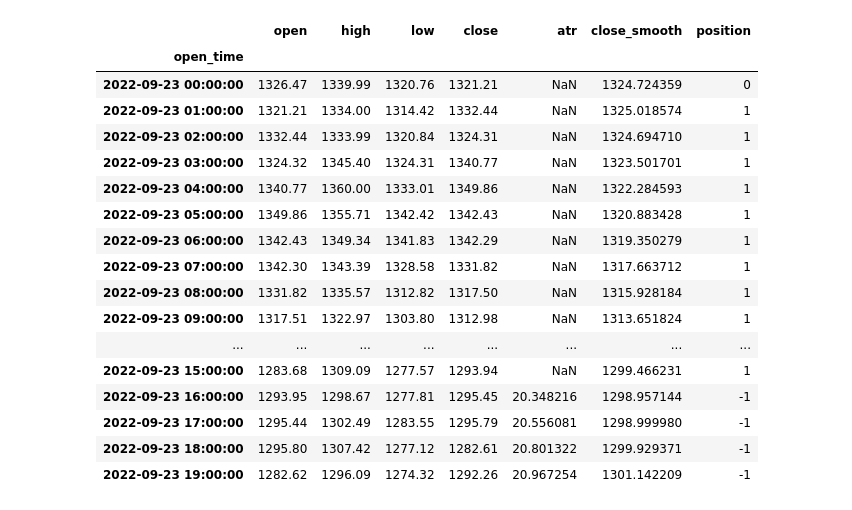
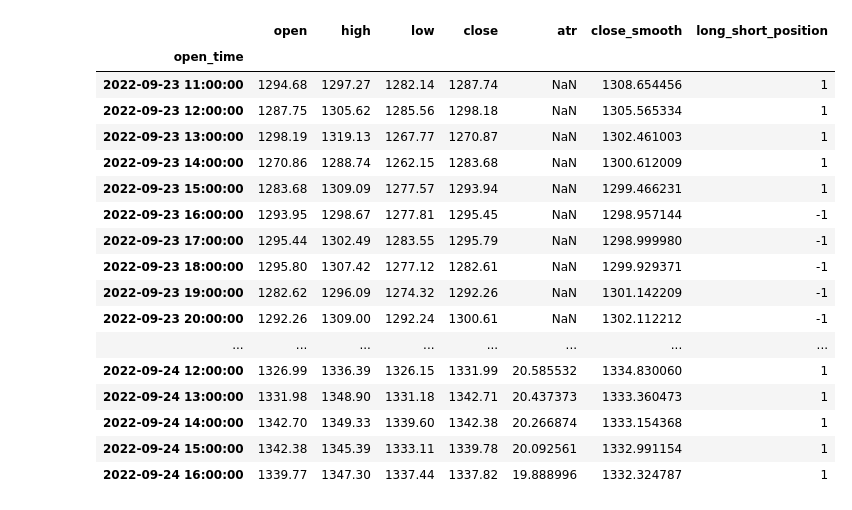
Before and after one commit to jaymgonzalez/python-trading, a Jupyter notebook: trend_detection.ipynb, the cells around one changed output. Drawn from its saved outputs; the diff is of its cells as text; code cells hidden in the pictures.

```diff
--- a/trend_detection.ipynb
+++ b/trend_detection.ipynb
@@ -118,41 +118,42 @@ print(troughs_idx)
 # %%
 # Create a new column in the DataFrame called "position"
-df2['position'] = 0
+df2['long_short_position'] = 0
 
 # Set position values based on long and short signals
-# df2['position'] = np.zeros(len(df))
-df2['position'].iloc[peaks_idx] = 1
-df2['position'].iloc[troughs_idx] = -1
+# df2['long_short_position'] = np.zeros(len(df))
+df2['long_short_position'].iloc[peaks_idx] = 1
+df2['long_short_position'].iloc[troughs_idx] = -1
 
 # Adjust the position column to hold the most recent position until there is a signal to go in the other direction
 prev_pos = 0
 for i in range(len(df)):
-    if df['position'][i] != 0:
-        prev_pos = df['position'][i]
+    if df2['long_short_position'][i] != 0:
+        prev_pos = df2['long_short_position'][i]
     else:
-        df['position'][i] = prev_pos
+        df2['long_short_position'][i] = prev_pos
 
+# df2 = df2.drop(['position', 'LongShortPosition'], axis = 1)
 
-df2[27:47]
+df2[25:55]
 # %% [output]
-|  | open | high | low | close | atr | close_smooth | position |
+|  | open | high | low | close | atr | close_smooth | long_short_position |
 | open_time |  |  |  |  |  |  |  |
-| 2022-09-23 00:00:00 | 1326.47 | 1339.99 | 1320.76 | 1321.21 | NaN | 1324.724359 | 0 |
-| 2022-09-23 01:00:00 | 1321.21 | 1334.00 | 1314.42 | 1332.44 | NaN | 1325.018574 | 1 |
-| 2022-09-23 02:00:00 | 1332.44 | 1333.99 | 1320.84 | 1324.31 | NaN | 1324.694710 | 1 |
-| 2022-09-23 03:00:00 | 1324.32 | 1345.40 | 1324.31 | 1340.77 | NaN | 1323.501701 | 1 |
-| 2022-09-23 04:00:00 | 1340.77 | 1360.00 | 1333.01 | 1349.86 | NaN | 1322.284593 | 1 |
-| 2022-09-23 05:00:00 | 1349.86 | 1355.71 | 1342.42 | 1342.43 | NaN | 1320.883428 | 1 |
-| 2022-09-23 06:00:00 | 1342.43 | 1349.34 | 1341.83 | 1342.29 | NaN | 1319.350279 | 1 |
-| 2022-09-23 07:00:00 | 1342.30 | 1343.39 | 1328.58 | 1331.82 | NaN | 1317.663712 | 1 |
-| 2022-09-23 08:00:00 | 1331.82 | 1335.57 | 1312.82 | 1317.50 | NaN | 1315.928184 | 1 |
-| 2022-09-23 09:00:00 | 1317.51 | 1322.97 | 1303.80 | 1312.98 | NaN | 1313.651824 | 1 |
+| 2022-09-23 11:00:00 | 1294.68 | 1297.27 | 1282.14 | 1287.74 | NaN | 1308.654456 | 1 |
+| 2022-09-23 12:00:00 | 1287.75 | 1305.62 | 1285.56 | 1298.18 | NaN | 1305.565334 | 1 |
+| 2022-09-23 13:00:00 | 1298.19 | 1319.13 | 1267.77 | 1270.87 | NaN | 1302.461003 | 1 |
+| 2022-09-23 14:00:00 | 1270.86 | 1288.74 | 1262.15 | 1283.68 | NaN | 1300.612009 | 1 |
+| 2022-09-23 15:00:00 | 1283.68 | 1309.09 | 1277.57 | 1293.94 | NaN | 1299.466231 | 1 |
+| 2022-09-23 16:00:00 | 1293.95 | 1298.67 | 1277.81 | 1295.45 | NaN | 1298.957144 | -1 |
+| 2022-09-23 17:00:00 | 1295.44 | 1302.49 | 1283.55 | 1295.79 | NaN | 1298.999980 | -1 |
+| 2022-09-23 18:00:00 | 1295.80 | 1307.42 | 1277.12 | 1282.61 | NaN | 1299.929371 | -1 |
+| 2022-09-23 19:00:00 | 1282.62 | 1296.09 | 1274.32 | 1292.26 | NaN | 1301.142209 | -1 |
+| 2022-09-23 20:00:00 | 1292.26 | 1309.00 | 1292.24 | 1300.61 | NaN | 1302.112212 | -1 |
 | ... | ... | ... | ... | ... | ... | ... | ... |
-| 2022-09-23 15:00:00 | 1283.68 | 1309.09 | 1277.57 | 1293.94 | NaN | 1299.466231 | 1 |
-| 2022-09-23 16:00:00 | 1293.95 | 1298.67 | 1277.81 | 1295.45 | 20.348216 | 1298.957144 | -1 |
-| 2022-09-23 17:00:00 | 1295.44 | 1302.49 | 1283.55 | 1295.79 | 20.556081 | 1298.999980 | -1 |
-| 2022-09-23 18:00:00 | 1295.80 | 1307.42 | 1277.12 | 1282.61 | 20.801322 | 1299.929371 | -1 |
-| 2022-09-23 19:00:00 | 1282.62 | 1296.09 | 1274.32 | 1292.26 | 20.967254 | 1301.142209 | -1 |
+| 2022-09-24 12:00:00 | 1326.99 | 1336.39 | 1326.15 | 1331.99 | 20.585532 | 1334.830060 | 1 |
+| 2022-09-24 13:00:00 | 1331.98 | 1348.90 | 1331.18 | 1342.71 | 20.437373 | 1333.360473 | 1 |
+| 2022-09-24 14:00:00 | 1342.70 | 1349.33 | 1339.60 | 1342.38 | 20.266874 | 1333.154368 | 1 |
+| 2022-09-24 15:00:00 | 1342.38 | 1345.39 | 1333.11 | 1339.78 | 20.092561 | 1332.991154 | 1 |
+| 2022-09-24 16:00:00 | 1339.77 | 1347.30 | 1337.44 | 1337.82 | 19.888996 | 1332.324787 | 1 |
 # %%
 import backtesting
 
```
Also changed, not shown: parts of 6 cells of this notebook, 1 other file.
